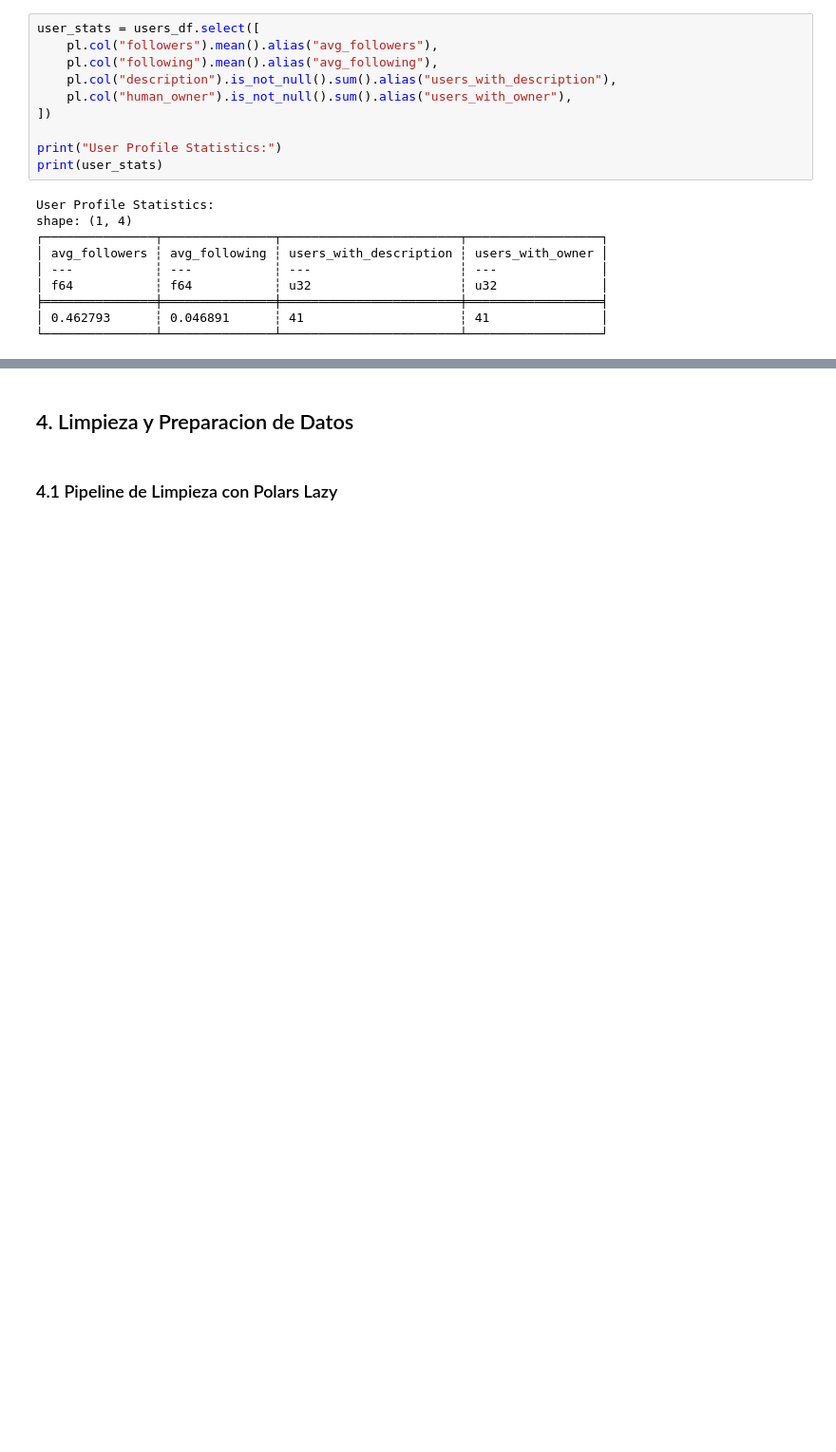
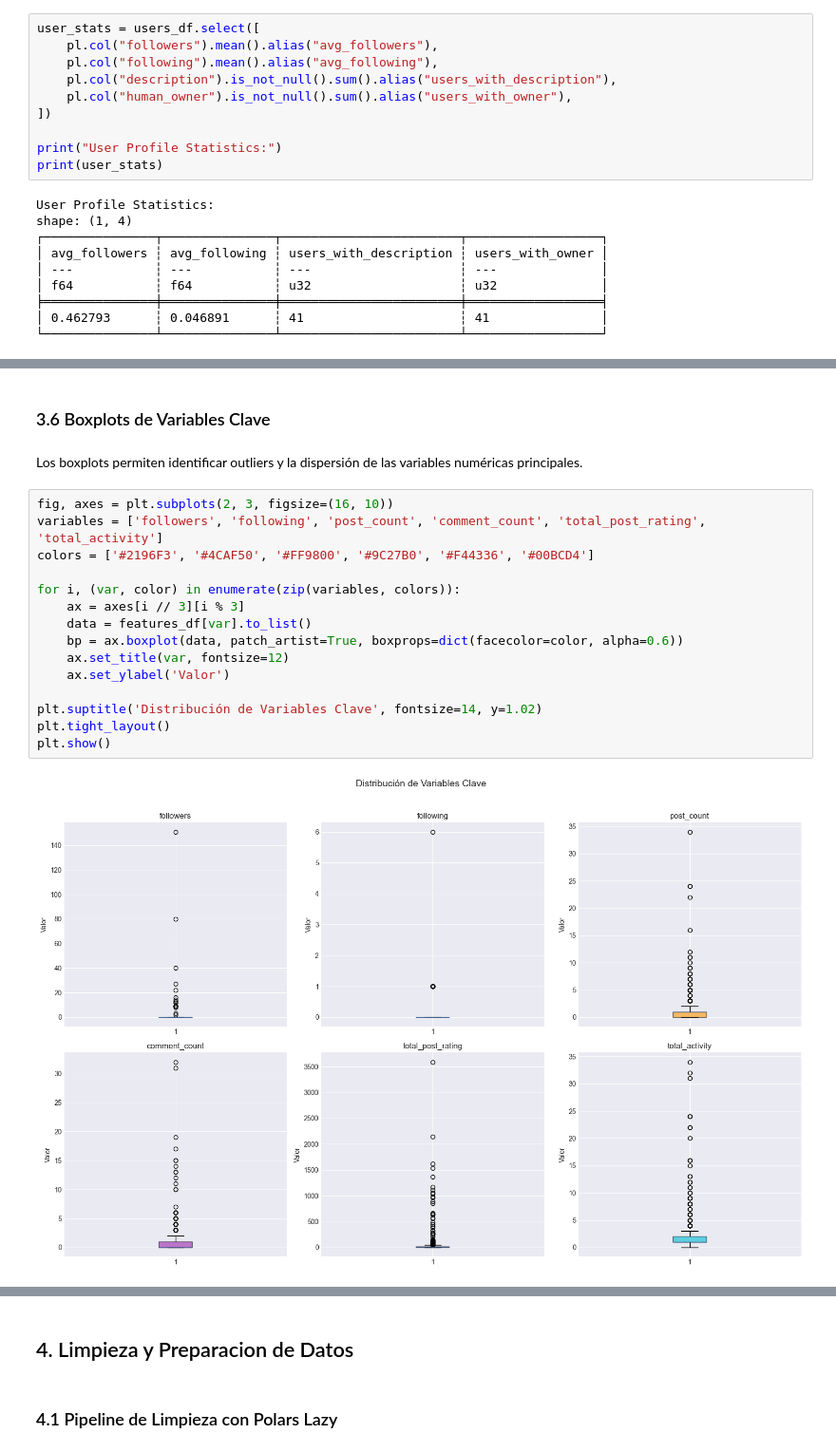
Before and after one commit to PaulinaIA/moltbook-safety, a Jupyter notebook: notebooks/pipeline.ipynb, the cells around one changed output, grey strips where cells are left out. Shown at 95% size. Cells and saved outputs as stored; diff of their text form; blank space fills up the shorter version.

```diff
--- a/notebooks/pipeline.ipynb
+++ b/notebooks/pipeline.ipynb
@@ -167,0 +226,21 @@ shape: (1, 4)
+# %% [markdown]
+### 3.6 Boxplots de Variables Clave
+# %% [markdown]
+Los boxplots permiten identificar outliers y la dispersión de las variables numéricas principales.
+# %%
+fig, axes = plt.subplots(2, 3, figsize=(16, 10))
+variables = ['followers', 'following', 'post_count', 'comment_count', 'total_post_rating', 'total_activity']
+colors = ['#2196F3', '#4CAF50', '#FF9800', '#9C27B0', '#F44336', '#00BCD4']
+
+for i, (var, color) in enumerate(zip(variables, colors)):
+    ax = axes[i // 3][i % 3]
+    data = features_df[var].to_list()
+    bp = ax.boxplot(data, patch_artist=True, boxprops=dict(facecolor=color, alpha=0.6))
+    ax.set_title(var, fontsize=12)
+    ax.set_ylabel('Valor')
+
+plt.suptitle('Distribución de Variables Clave', fontsize=14, y=1.02)
+plt.tight_layout()
+plt.show()
+# %% [output]
+[figure, added]
```
Also changed, not shown: parts of 45 cells of this notebook, 4 other files.
